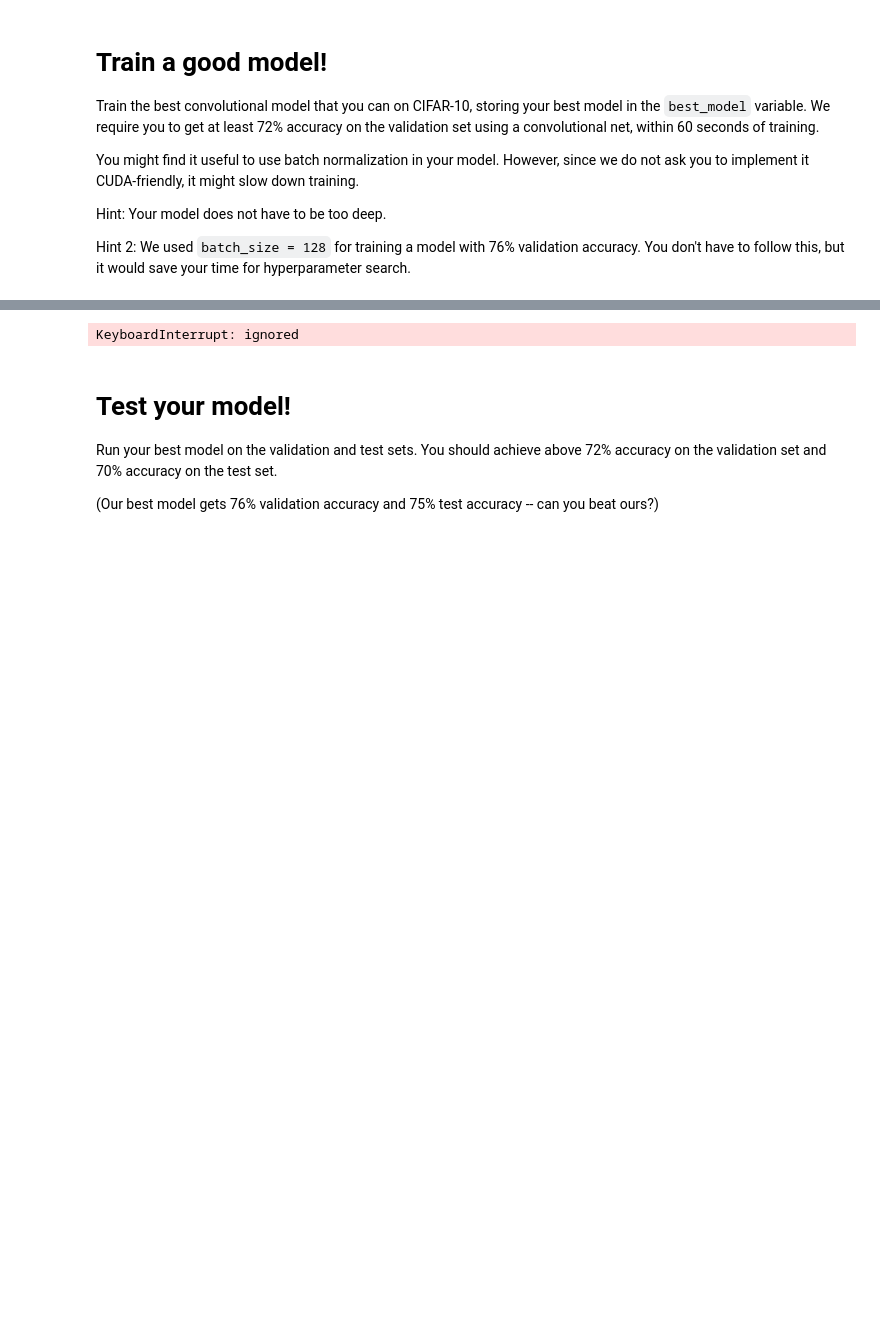
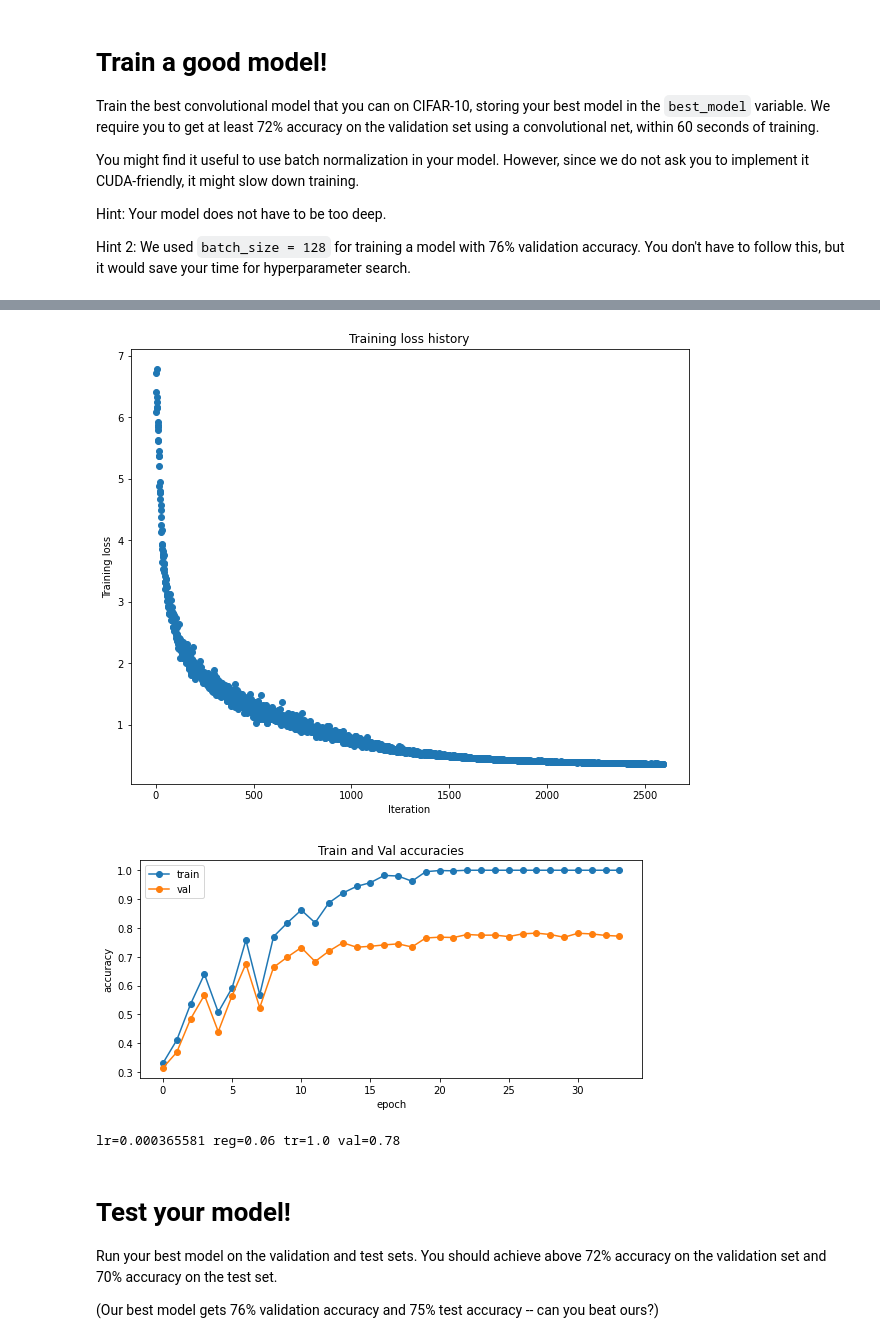
Before and after one commit to artkpv/dl_4_cv_umich, a Jupyter notebook: assignment3/convolutional_networks.ipynb, the cells around one changed output, grey strips where cells are left out. Cells and saved outputs as stored; diff of their text form; code cells hidden in the pictures; blank space fills up the shorter version.

```diff
--- a/assignment3/convolutional_networks.ipynb
+++ b/assignment3/convolutional_networks.ipynb
@@ -1848,13 +1848,16 @@ solver = Solver(
 )
 '''
 
-samples=40
+samples=1
 lrs = torch.distributions.log_normal.LogNormal(loc=-8.0, scale=3.00).sample((samples,))
+#lrs = [3.655812907e-05]
+lrs = [3.655812907e-04]
 #wds = 1.0 - torch.distributions.log_normal.LogNormal(loc=-4.0, scale=1.00).sample((samples,))
 #wds = 1.0-torch.tensor([0.0, 1.4e-4, 1e-4, 0.95e-4, 1.234e-5, 1e-5, 0.975e-5])
-wds = 1.0-torch.tensor([1e-1, 1e-2, 1e-3, 1e-4, 1e-5])
+#wds = 1.0-torch.tensor([1e-1, 1e-2, 1e-3, 1e-4, 1e-5])
+wds = [0.9]
 #regs = torch.distributions.log_normal.LogNormal(loc=-0.5, scale=1.00).sample((samples,))
-reg=1e-4
+reg=6e-2
 
 best_acc = 0.0
 models = []
@@ -1926,6 +1929,9 @@ models = sorted(models, key=lambda m: -m[3])
 winner = None
 best_acc = 0.0
 for m, lr, wd, *_ in models[:3]:
+  if len(models) == 1:
+    winner = (m, lr, wd)
+    break
   solver = Solver(
       m,
       small_data,
@@ -2005,4 +2011,6 @@ print(f"lr={solver.optim_config['learning_rate']:.6} reg={model.reg:.6} tr={max(
+[figure, added]
+[figure, added]
-KeyboardInterrupt: ignored
+lr=0.000365581 reg=0.06 tr=1.0 val=0.78
 # %% [markdown]
 # Test your model!
 Run your best model on the validation and test sets. You should achieve above 72% accuracy on the validation set and 70% accuracy on the test set.
```
Also changed, not shown: parts of 24 cells of this notebook.
